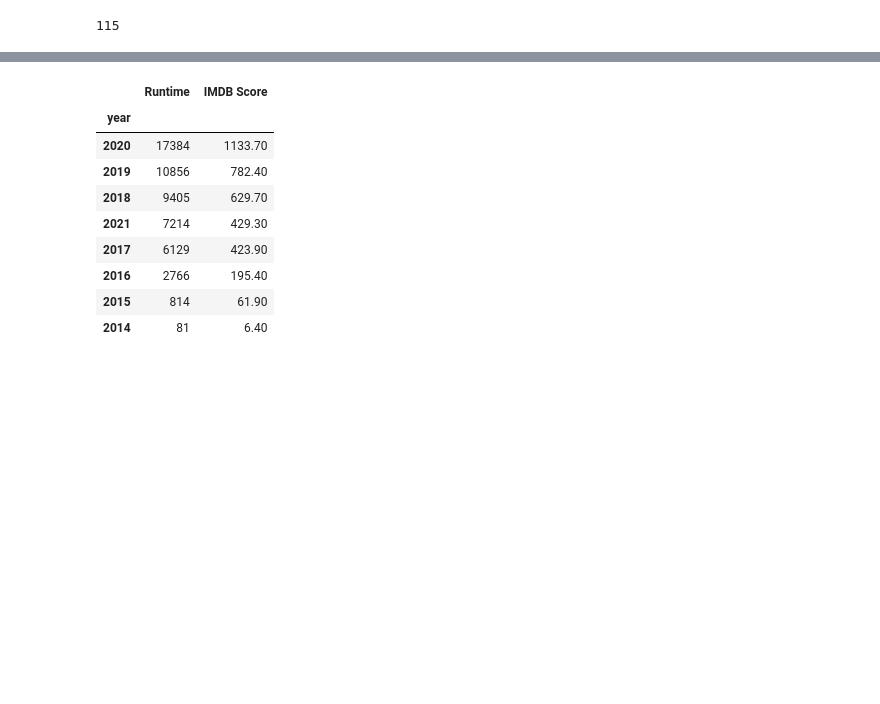
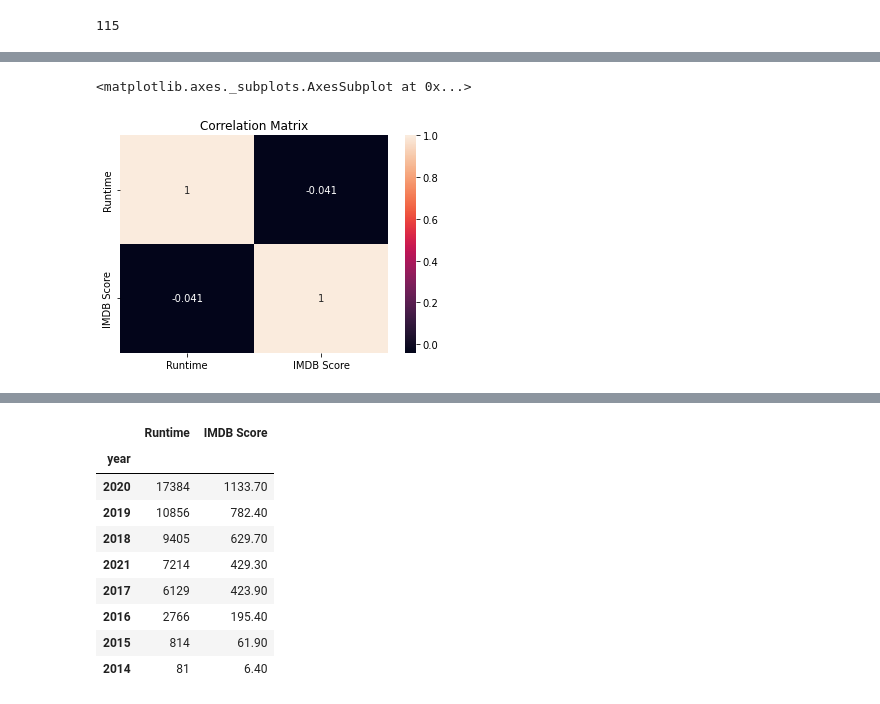
Before and after one commit to CanKemaloglu/GlobalAiHubProjects, a Jupyter notebook: Proje2_GlobalAIHub.ipynb, the cells around one changed output, grey strips where cells are left out. Saved outputs shown, nothing was run; the diff lists cells and outputs as text; code cells hidden in the pictures; blank space fills up the shorter version.

```diff
--- a/Proje2_GlobalAIHub.ipynb
+++ b/Proje2_GlobalAIHub.ipynb
@@ -228,4 +227,10 @@ df.sort_values("IMDB Score", ascending = False)[:10]
 # %%
 ## IMDB puanı ile 'Runtime' arasında nasıl bir korelasyon vardır? İnceleyip görselleştiriniz.
+
+plt.title('Correlation Matrix')
+sns.heatmap(df.corr(), annot=True)
+# %% [output]
+<matplotlib.axes._subplots.AxesSubplot at 0x...>
+[figure, added]
 # %%
 ## IMDB Puanı en yüksek olan ilk 10 'Genre' hangileridir? Görselleştiriniz.
```
Also changed, not shown: parts of 17 cells of this notebook.
